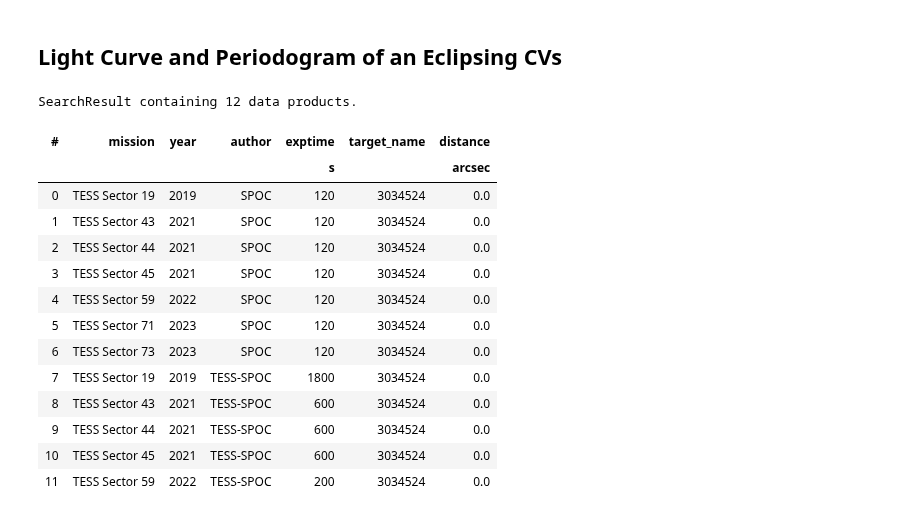
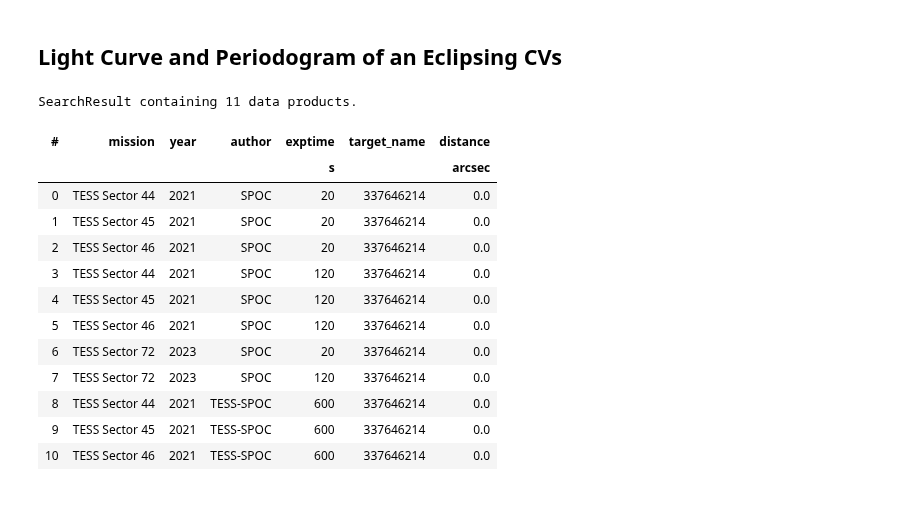
Before and after one commit to katerickels/CV-Analyzer, a Jupyter notebook: Old Data/Eclipsing CVs/Light Curve and Periodogram of an Eclipsing CVs.ipynb, the cells around one changed output. Cells and saved outputs as stored; diff of their text form; code cells hidden in the pictures.

```diff
--- a/Old Data/Eclipsing CVs/Light Curve and Periodogram of an Eclipsing CVs.ipynb
+++ b/Old Data/Eclipsing CVs/Light Curve and Periodogram of an Eclipsing CVs.ipynb
@@ -9,27 +9,26 @@ import matplotlib.pyplot as plt
 import lightkurve as lk
 # %%
 # Specify the Eclipsing CVs:
-TIC = 'TIC 3034524'
+TIC = 'TIC 337646214'
 
 data_all = lk.search_lightcurve(TIC)
 
 data_all
 # %% [output]
-SearchResult containing 12 data products.
+SearchResult containing 11 data products.
 | # | mission | year | author | exptime | target_name | distance |
 |  |  |  |  | s |  | arcsec |
-| 0 | TESS Sector 19 | 2019 | SPOC | 120 | 3034524 | 0.0 |
-| 1 | TESS Sector 43 | 2021 | SPOC | 120 | 3034524 | 0.0 |
-| 2 | TESS Sector 44 | 2021 | SPOC | 120 | 3034524 | 0.0 |
-| 3 | TESS Sector 45 | 2021 | SPOC | 120 | 3034524 | 0.0 |
-| 4 | TESS Sector 59 | 2022 | SPOC | 120 | 3034524 | 0.0 |
-| 5 | TESS Sector 71 | 2023 | SPOC | 120 | 3034524 | 0.0 |
-| 6 | TESS Sector 73 | 2023 | SPOC | 120 | 3034524 | 0.0 |
-| 7 | TESS Sector 19 | 2019 | TESS-SPOC | 1800 | 3034524 | 0.0 |
-| 8 | TESS Sector 43 | 2021 | TESS-SPOC | 600 | 3034524 | 0.0 |
-| 9 | TESS Sector 44 | 2021 | TESS-SPOC | 600 | 3034524 | 0.0 |
-| 10 | TESS Sector 45 | 2021 | TESS-SPOC | 600 | 3034524 | 0.0 |
-| 11 | TESS Sector 59 | 2022 | TESS-SPOC | 200 | 3034524 | 0.0 |
+| 0 | TESS Sector 44 | 2021 | SPOC | 20 | 337646214 | 0.0 |
+| 1 | TESS Sector 45 | 2021 | SPOC | 20 | 337646214 | 0.0 |
+| 2 | TESS Sector 46 | 2021 | SPOC | 20 | 337646214 | 0.0 |
+| 3 | TESS Sector 44 | 2021 | SPOC | 120 | 337646214 | 0.0 |
+| 4 | TESS Sector 45 | 2021 | SPOC | 120 | 337646214 | 0.0 |
+| 5 | TESS Sector 46 | 2021 | SPOC | 120 | 337646214 | 0.0 |
+| 6 | TESS Sector 72 | 2023 | SPOC | 20 | 337646214 | 0.0 |
+| 7 | TESS Sector 72 | 2023 | SPOC | 120 | 337646214 | 0.0 |
+| 8 | TESS Sector 44 | 2021 | TESS-SPOC | 600 | 337646214 | 0.0 |
+| 9 | TESS Sector 45 | 2021 | TESS-SPOC | 600 | 337646214 | 0.0 |
+| 10 | TESS Sector 46 | 2021 | TESS-SPOC | 600 | 337646214 | 0.0 |
 # %%
 import matplotlib.pyplot as plt
 
```
Also changed, not shown: parts of 12 cells of this notebook, 1 other file.
